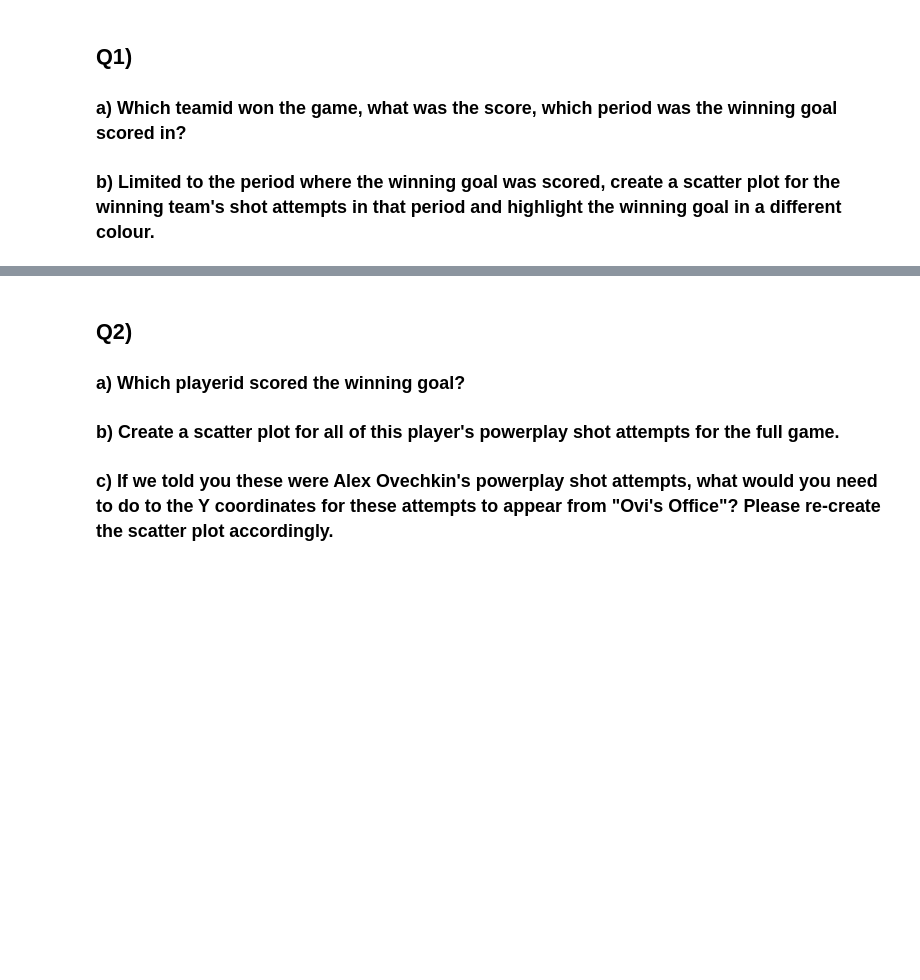
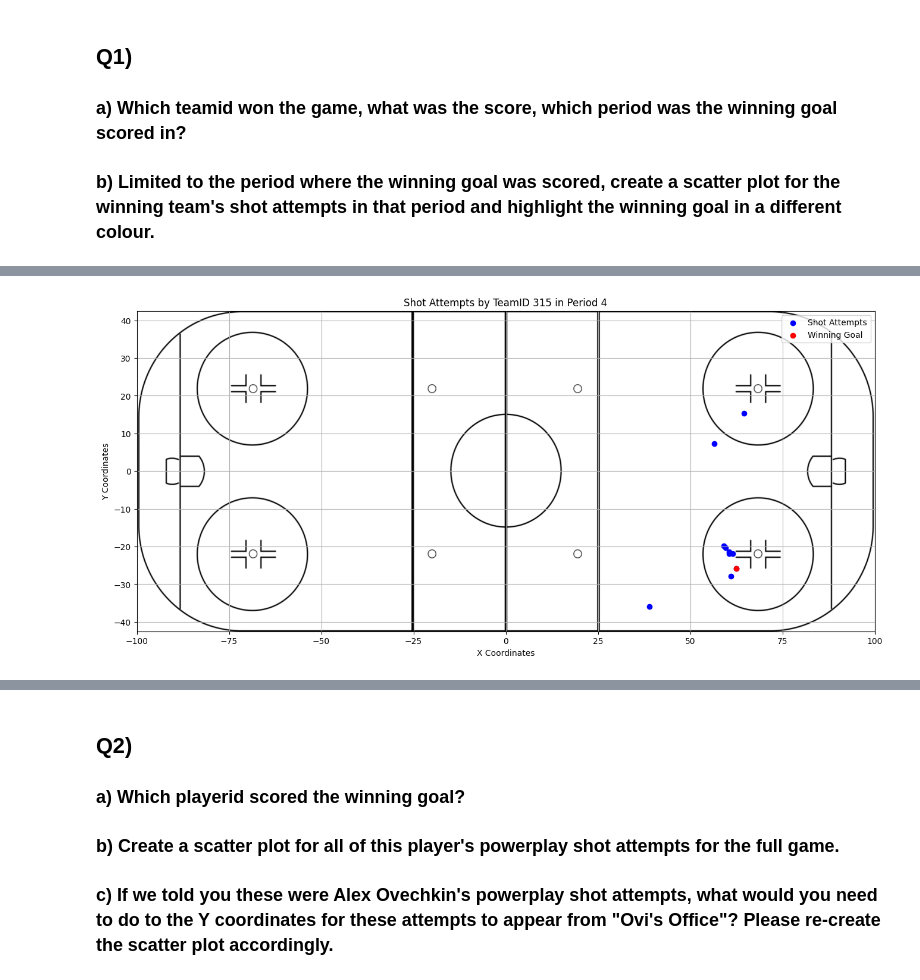
Before and after one commit to kairavv/Data-Analyst-Intern-Assessment-Sportlogiq, a Jupyter notebook: DA_Tutorial_24/Tutorial24_Questionnaire_Test.ipynb, the cells around one changed output, grey strips where cells are left out. Drawn from its saved outputs; the diff is of its cells as text; code cells hidden in the pictures; blank space fills up the shorter version.

```diff
--- a/DA_Tutorial_24/Tutorial24_Questionnaire_Test.ipynb
+++ b/DA_Tutorial_24/Tutorial24_Questionnaire_Test.ipynb
@@ -27,3 +27,92 @@ Please show all work, **keep written answers succinct and to the point** and mos
 ## Q1)
 ### a) Which teamid won the game, what was the score, which period was the winning goal scored in?
 ### b) Limited to the period where the winning goal was scored, create a scatter plot for the winning team's shot attempts in that period and highlight the winning goal in a different colour.
+# %%
+#Imports
+import pandas
+import numpy
+import matplotlib.pyplot
+import matplotlib.image as mpimg
+
+#Datasets
+daTutorial_df = pd.read_csv('DA_Tutorial_24.csv')
+daTutorialXG_df = pd.read_csv('DA_Tutorial_24_xg.csv')
+
+#Goals and their corresponding teams
+goals = daTutorial_df[daTutorial_df['goal'] == 1]
+
+#Goals per team
+goal_counts = goals.groupby('teamid').size()
+
+#Winning team and score
+winning_teamid = goal_counts.idxmax()
+winning_score = goal_counts.max()
+
+#Losing team and score
+losing_teamid = goal_counts.idxmin()
+losing_score = goal_counts.min()
+
+#Winning goal
+winning_goal_time = goals[goals['teamid'] == winning_teamid]['compiledgametime'].max()
+
+#Period of the winning goal (1200s)
+winning_goal_period = (winning_goal_time // 1200) + 1
+
+#Answers
+print(f"Winning team ID: {winning_teamid}")
+print(f"Score: {winning_score} - {losing_score}")
+print(f"Winning goal scored in period: {int(winning_goal_period)}")
+
+
+#Period of the winning goal
+period_start_time = (winning_goal_period - 1) * 1200
+period_end_time = winning_goal_period * 1200
+
+#Shot attempts by winning team during the period
+shots = daTutorial_df[(daTutorial_df['eventname'].str.contains('shot')) &
+                      (daTutorial_df['teamid'] == winning_teamid) &
+                      (daTutorial_df['compiledgametime'] >= period_start_time) &
+                      (daTutorial_df['compiledgametime'] < period_end_time)]
+
+#Winning goal coordinates
+winning_goal = goals[(goals['compiledgametime'] == winning_goal_time) &
+                     (goals['teamid'] == winning_teamid)]
+
+#Plotting shot attempts
+plt.figure(figsize=(16, 7))
+
+#===============================================================================
+#Rink template has been added here as a background image
+#Feel free to remove it if the plot feels too cultured
+rink_image = mpimg.imread('rink_template.png')
+plt.imshow(rink_image, extent=[-100, 100, -42.5, 42.5],
+           aspect='auto')
+
+#===============================================================================
+
+#Plotting all shot attempts (in blue)
+plt.scatter(shots['xadjcoord'],
+            shots['yadjcoord'],
+            label='Shot Attempts',
+            color='blue')
+
+#Winning goal (in red)
+plt.scatter(winning_goal['xadjcoord'],
+            winning_goal['yadjcoord'],
+            label='Winning Goal',
+            color='red')
+
+#Formatting and labelling plot
+plt.title(f'Shot Attempts by TeamID {winning_teamid} in Period {int(winning_goal_period)}')
+
+#===============================================================================
+#Change bool/Delete this line if the grid is unnecessary/cultured
+plt.grid(True)
+
+#===============================================================================
+
+plt.xlabel('X Coordinates')
+plt.ylabel('Y Coordinates')
+plt.legend()
+plt.show()
+# %% [output]
@@ -30,2 +122,3 @@ Please show all work, **keep written answers succinct and to the point** and mos
+[figure, added]
 # %% [markdown]
 ## A1)
```
Also changed, not shown: parts of 13 cells of this notebook.
